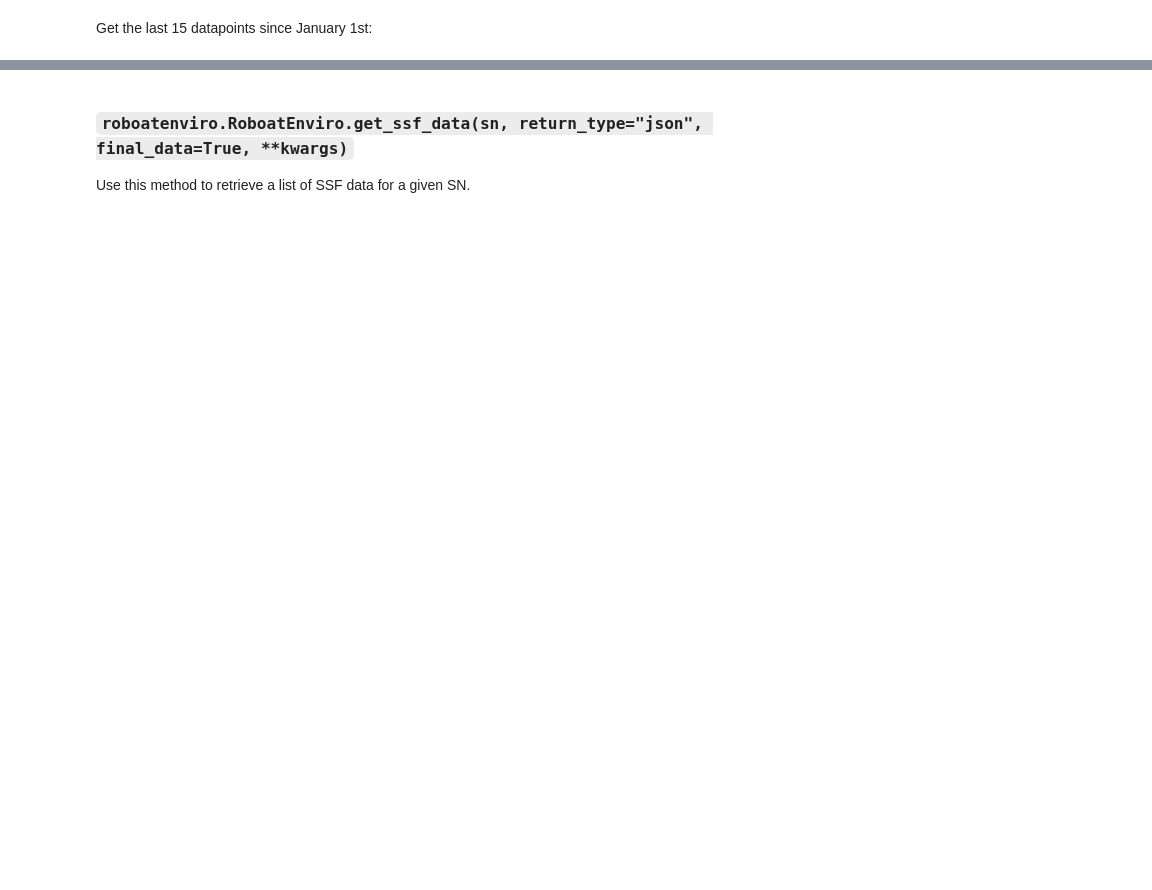
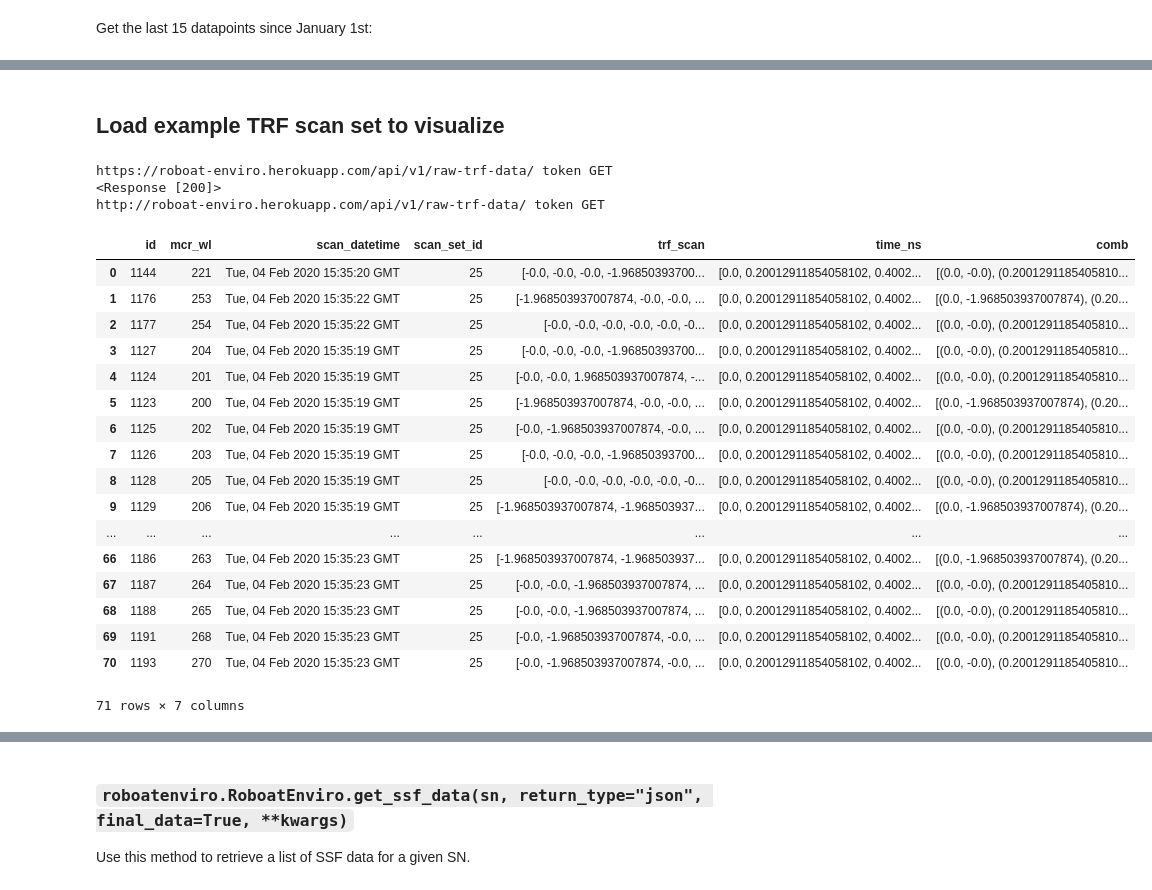
Before and after one commit to drewmee/py-roboat-enviro, a Jupyter notebook: docs/introduction.ipynb, the cells around one changed output, grey strips where cells are left out. Saved outputs shown, nothing was run; the diff lists cells and outputs as text; code cells hidden in the pictures; blank space fills up the shorter version.

```diff
--- a/docs/introduction.ipynb
+++ b/docs/introduction.ipynb
@@ -305,2 +436,39 @@ http://localhost:5000/api/v1/raw-trf-data/ token GET
 # %%
 #api.delete_trf_scan_sets() #TODO
+# %% [markdown]
+## Load example TRF scan set to visualize
+# %%
+import ast
+df = pd.read_csv('example_tr_decay.csv')
+time_ns = df['time (ns)']
+
+trf_df = api.get_trf_data(sn="SN001", return_type="dataframe",
+                 params=dict(filter="scan_datetime,gt,2020-2-4 15:35:18", limit=1000))
+
+trf_df['trf_scan'] = trf_df['trf_scan'].apply(ast.literal_eval)
+trf_df['trf_scan'] = np.array(trf_df['trf_scan'])
+trf_df['time_ns'] = [df['time (ns)'].to_numpy()] * len(trf_df)
+trf_df['comb'] = trf_df.apply(lambda x: list(zip(x['time_ns'], x['trf_scan'])), axis=1)
+display(trf_df)
+# %% [output]
+https://roboat-enviro.herokuapp.com/api/v1/raw-trf-data/ token GET
+<Response [200]>
+http://roboat-enviro.herokuapp.com/api/v1/raw-trf-data/ token GET
+|  | id | mcr_wl | scan_datetime | scan_set_id | trf_scan | time_ns | comb |
+| 0 | 1144 | 221 | Tue, 04 Feb 2020 15:35:20 GMT | 25 | [-0.0, -0.0, -0.0, -1.96850393700... | [0.0, 0.20012911854058102, 0.4002... | [(0.0, -0.0), (0.2001291185405810... |
+| 1 | 1176 | 253 | Tue, 04 Feb 2020 15:35:22 GMT | 25 | [-1.968503937007874, -0.0, -0.0, ... | [0.0, 0.20012911854058102, 0.4002... | [(0.0, -1.968503937007874), (0.20... |
+| 2 | 1177 | 254 | Tue, 04 Feb 2020 15:35:22 GMT | 25 | [-0.0, -0.0, -0.0, -0.0, -0.0, -0... | [0.0, 0.20012911854058102, 0.4002... | [(0.0, -0.0), (0.2001291185405810... |
+| 3 | 1127 | 204 | Tue, 04 Feb 2020 15:35:19 GMT | 25 | [-0.0, -0.0, -0.0, -1.96850393700... | [0.0, 0.20012911854058102, 0.4002... | [(0.0, -0.0), (0.2001291185405810... |
+| 4 | 1124 | 201 | Tue, 04 Feb 2020 15:35:19 GMT | 25 | [-0.0, -0.0, 1.968503937007874, -... | [0.0, 0.20012911854058102, 0.4002... | [(0.0, -0.0), (0.2001291185405810... |
+| 5 | 1123 | 200 | Tue, 04 Feb 2020 15:35:19 GMT | 25 | [-1.968503937007874, -0.0, -0.0, ... | [0.0, 0.20012911854058102, 0.4002... | [(0.0, -1.968503937007874), (0.20... |
+| 6 | 1125 | 202 | Tue, 04 Feb 2020 15:35:19 GMT | 25 | [-0.0, -1.968503937007874, -0.0, ... | [0.0, 0.20012911854058102, 0.4002... | [(0.0, -0.0), (0.2001291185405810... |
+| 7 | 1126 | 203 | Tue, 04 Feb 2020 15:35:19 GMT | 25 | [-0.0, -0.0, -0.0, -1.96850393700... | [0.0, 0.20012911854058102, 0.4002... | [(0.0, -0.0), (0.2001291185405810... |
+| 8 | 1128 | 205 | Tue, 04 Feb 2020 15:35:19 GMT | 25 | [-0.0, -0.0, -0.0, -0.0, -0.0, -0... | [0.0, 0.20012911854058102, 0.4002... | [(0.0, -0.0), (0.2001291185405810... |
+| 9 | 1129 | 206 | Tue, 04 Feb 2020 15:35:19 GMT | 25 | [-1.968503937007874, -1.968503937... | [0.0, 0.20012911854058102, 0.4002... | [(0.0, -1.968503937007874), (0.20... |
+| ... | ... | ... | ... | ... | ... | ... | ... |
+| 66 | 1186 | 263 | Tue, 04 Feb 2020 15:35:23 GMT | 25 | [-1.968503937007874, -1.968503937... | [0.0, 0.20012911854058102, 0.4002... | [(0.0, -1.968503937007874), (0.20... |
+| 67 | 1187 | 264 | Tue, 04 Feb 2020 15:35:23 GMT | 25 | [-0.0, -0.0, -1.968503937007874, ... | [0.0, 0.20012911854058102, 0.4002... | [(0.0, -0.0), (0.2001291185405810... |
+| 68 | 1188 | 265 | Tue, 04 Feb 2020 15:35:23 GMT | 25 | [-0.0, -0.0, -1.968503937007874, ... | [0.0, 0.20012911854058102, 0.4002... | [(0.0, -0.0), (0.2001291185405810... |
+| 69 | 1191 | 268 | Tue, 04 Feb 2020 15:35:23 GMT | 25 | [-0.0, -1.968503937007874, -0.0, ... | [0.0, 0.20012911854058102, 0.4002... | [(0.0, -0.0), (0.2001291185405810... |
+| 70 | 1193 | 270 | Tue, 04 Feb 2020 15:35:23 GMT | 25 | [-0.0, -1.968503937007874, -0.0, ... | [0.0, 0.20012911854058102, 0.4002... | [(0.0, -0.0), (0.2001291185405810... |
+71 rows × 7 columns
```
Also changed, not shown: parts of 40 cells of this notebook, 3 other files.
